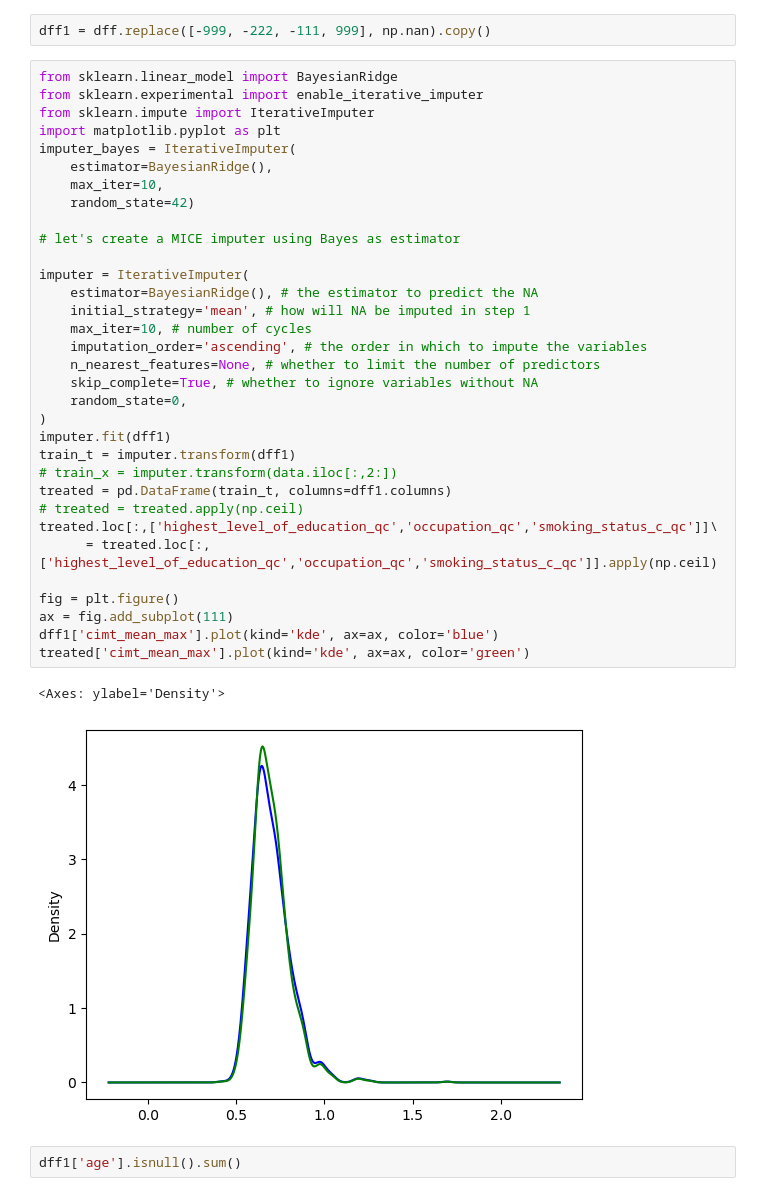
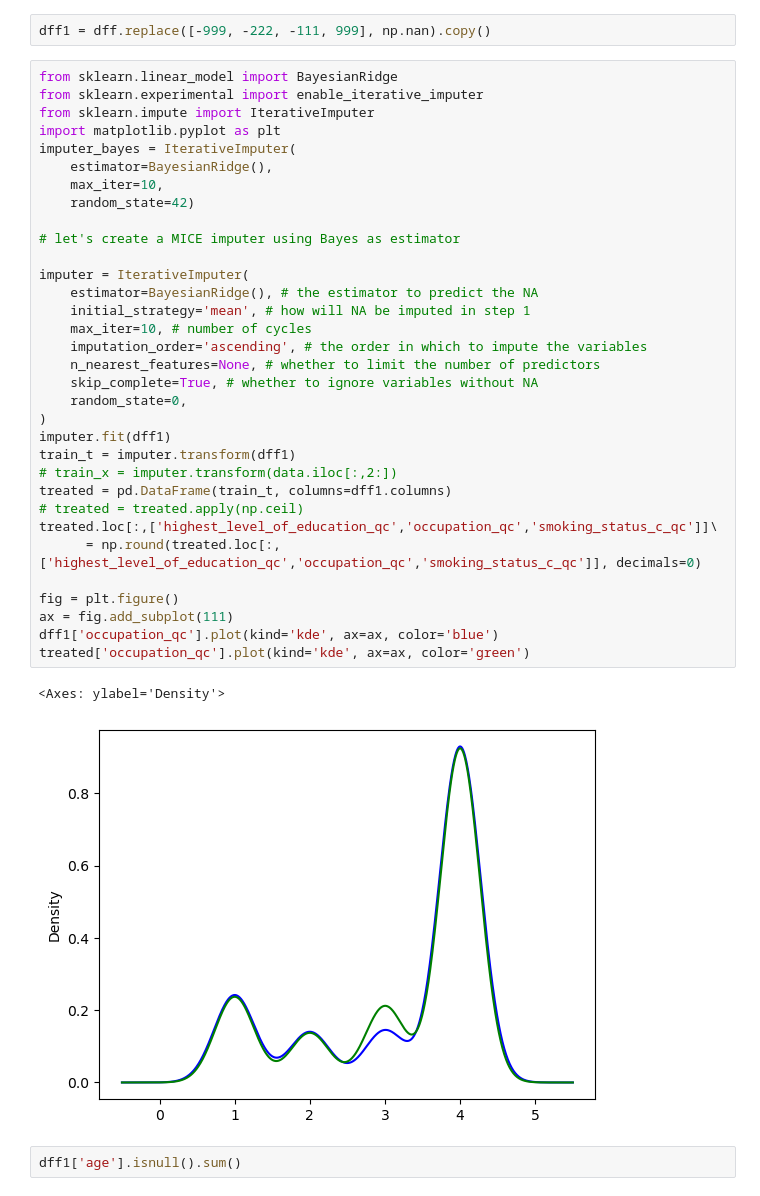
Before and after one commit to kayvinsoo7/HAALSI_work, a Jupyter notebook: mdscan-master/Autostrat.ipynb, the cells around one changed output. Drawn from its saved outputs; the diff is of its cells as text.

```diff
--- a/mdscan-master/Autostrat.ipynb
+++ b/mdscan-master/Autostrat.ipynb
@@ -95,37 +95,37 @@ from sklearn.linear_model import BayesianRidge
 from sklearn.experimental import enable_iterative_imputer
 from sklearn.impute import IterativeImputer
 import matplotlib.pyplot as plt
 imputer_bayes = IterativeImputer(
     estimator=BayesianRidge(),
     max_iter=10,
     random_state=42)
 
 # let's create a MICE imputer using Bayes as estimator
 
 imputer = IterativeImputer(
     estimator=BayesianRidge(), # the estimator to predict the NA
     initial_strategy='mean', # how will NA be imputed in step 1
     max_iter=10, # number of cycles
     imputation_order='ascending', # the order in which to impute the variables
     n_nearest_features=None, # whether to limit the number of predictors
     skip_complete=True, # whether to ignore variables without NA
     random_state=0,
 )
 imputer.fit(dff1)
 train_t = imputer.transform(dff1)
 # train_x = imputer.transform(data.iloc[:,2:])
 treated = pd.DataFrame(train_t, columns=dff1.columns)
 # treated = treated.apply(np.ceil)
 treated.loc[:,['highest_level_of_education_qc','occupation_qc','smoking_status_c_qc']]\
-      = treated.loc[:,['highest_level_of_education_qc','occupation_qc','smoking_status_c_qc']].apply(np.ceil)
+      = np.round(treated.loc[:,['highest_level_of_education_qc','occupation_qc','smoking_status_c_qc']], decimals=0)
 
 fig = plt.figure()
 ax = fig.add_subplot(111)
-dff1['cimt_mean_max'].plot(kind='kde', ax=ax, color='blue')
-treated['cimt_mean_max'].plot(kind='kde', ax=ax, color='green')
+dff1['occupation_qc'].plot(kind='kde', ax=ax, color='blue')
+treated['occupation_qc'].plot(kind='kde', ax=ax, color='green')
 # %% [output]
 <Axes: ylabel='Density'>
-[figure, old version]
+[figure, new version]
 # %%
 dff1['age'].isnull().sum()
 # %% [output]
```
Also changed, not shown: parts of 7 cells of this notebook.
